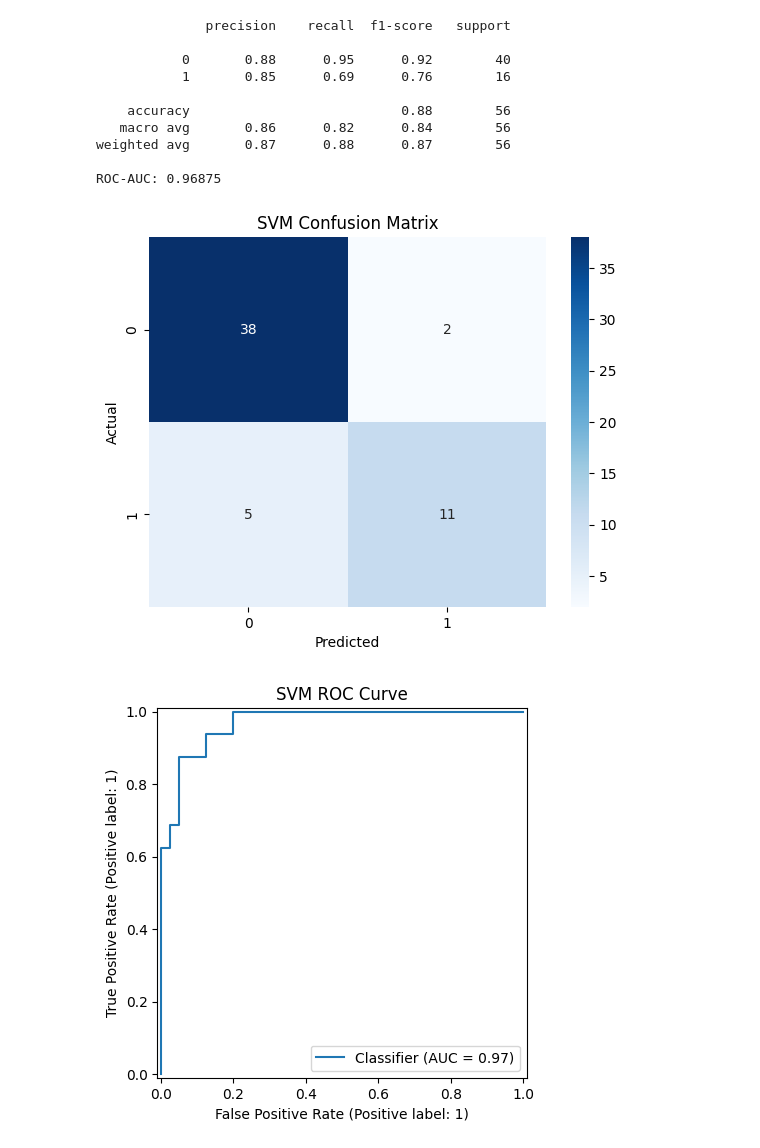
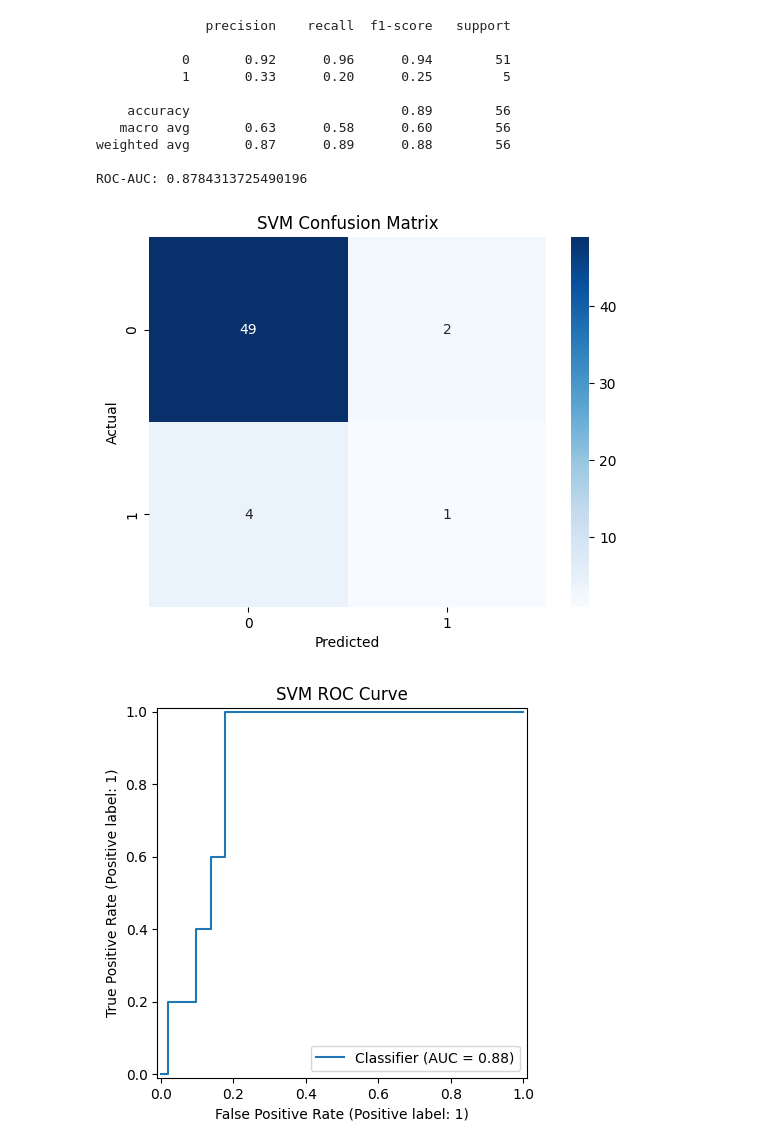
Before and after one commit to NicholasAttard/ICS5110-Applied-Machine-Learning-, a Jupyter notebook: 3c_SupportVectorMachine_MicheleTerribile.ipynb, the cells around one changed output. Cells and saved outputs as stored; diff of their text form; code cells hidden in the pictures.

```diff
--- a/3c_SupportVectorMachine_MicheleTerribile.ipynb
+++ b/3c_SupportVectorMachine_MicheleTerribile.ipynb
@@ -104,15 +25,19 @@ import seaborn as sns
 import pickle
 import os
 
-df = pd.read_csv(
-    "Applied Machine Learning DS - Cleaned DS.csv"
-)
+# df = pd.read_csv(
+#     "Applied Machine Learning DS - Cleaned DS.csv"
+# )
 
-#df = pd.read_csv("cleaned_dataset.csv")
+df = pd.read_csv("cleaned_dataset.csv")
 
 # Binary target
-df['severe_accident'] = df['severity'].apply(
-    lambda x: 1 if x in ['Fatal', 'High'] else 0
+# df['severe_accident'] = df['severity'].apply(
+#     lambda x: 1 if x in ['Fatal', 'High'] else 0
+# )
+
+df["fatal"] = df["severity"].apply(
+     lambda x: 1 if x in ["fatal"] else 0
 )
 
 # Feature selection
@@ -145,7 +70,7 @@ features = [
 
 
 X = df[features]
-y = df['severe_accident']
+y = df['fatal']
 
 numeric_features = X.select_dtypes(include=['int64', 'float64']).columns
 categorical_features = X.select_dtypes(include=['object']).columns
@@ -251,42 +176,42 @@ roc_results_ovrll = {
     "fpr": fpr.tolist(),
     "tpr": tpr.tolist(),
     "thresholds": thresholds.tolist(),
     "roc_auc": float(roc_auc),
     "label": "positive_class"
 }
 
 results["roc_curve_ovrll"] = roc_results_ovrll
 
 # Create directory if it does not exist
 #os.makedirs('models/svm', exist_ok=True)
 
-svm_model_path = 'models/support-vector-machine/support-vector-machine.pkl'
+svm_model_path = 'support-vector-machine.pkl'
 
 # Save the trained pipeline (preprocessing + SVM)
 with open(svm_model_path, 'wb') as file:
     pickle.dump(best_model, file)
 
 # Loading the saved model
 with open(svm_model_path, 'rb') as file:
     model = pickle.load(file)
 # %% [output]
 A value is trying to be set on a copy of a slice from a DataFrame.
 Try using .loc[row_indexer,col_indexer] = value instead
 
 See the caveats in the documentation: https://pandas.pydata.org/pandas-docs/stable/user_guide/indexing.html#returning-a-view-versus-a-copy
   X[categorical_features] = X[categorical_features].astype(str)
               precision    recall  f1-score   support
 
-           0       0.88      0.95      0.92        40
-           1       0.85      0.69      0.76        16
+           0       0.92      0.96      0.94        51
+           1       0.33      0.20      0.25         5
 
-    accuracy                           0.88        56
-   macro avg       0.86      0.82      0.84        56
-weighted avg       0.87      0.88      0.87        56
+    accuracy                           0.89        56
+   macro avg       0.63      0.58      0.60        56
+weighted avg       0.87      0.89      0.88        56
 
-ROC-AUC: 0.96875
+ROC-AUC: 0.8784313725490196
-[figure, old version]
+[figure, new version]
-[figure, old version]
+[figure, new version]
 # %%
 from sklearn.inspection import permutation_importance
 
```
Also changed, not shown: parts of 5 cells of this notebook, 6 other files.
